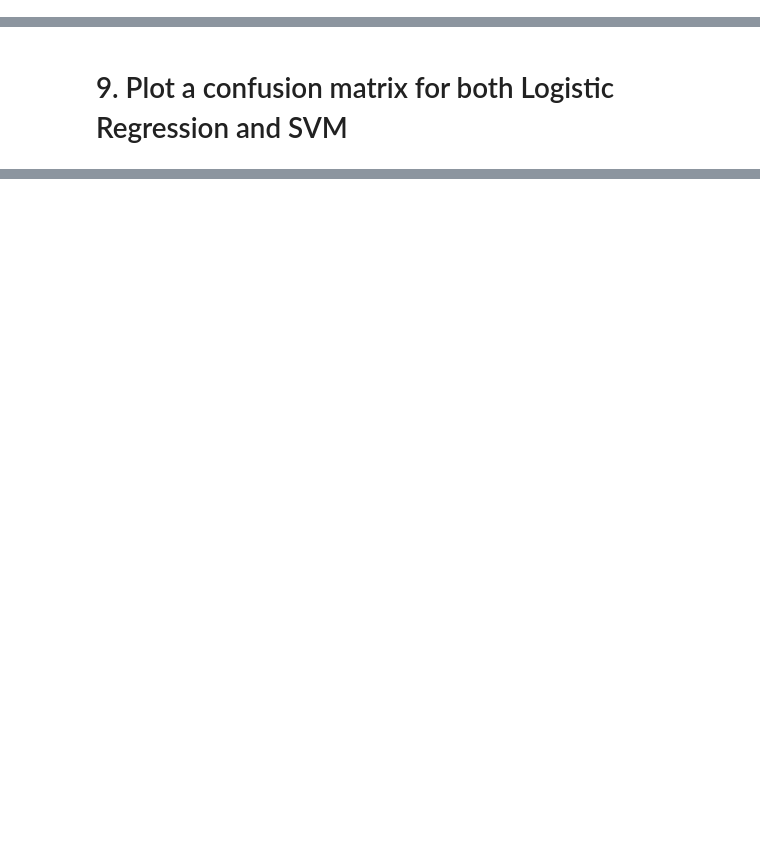
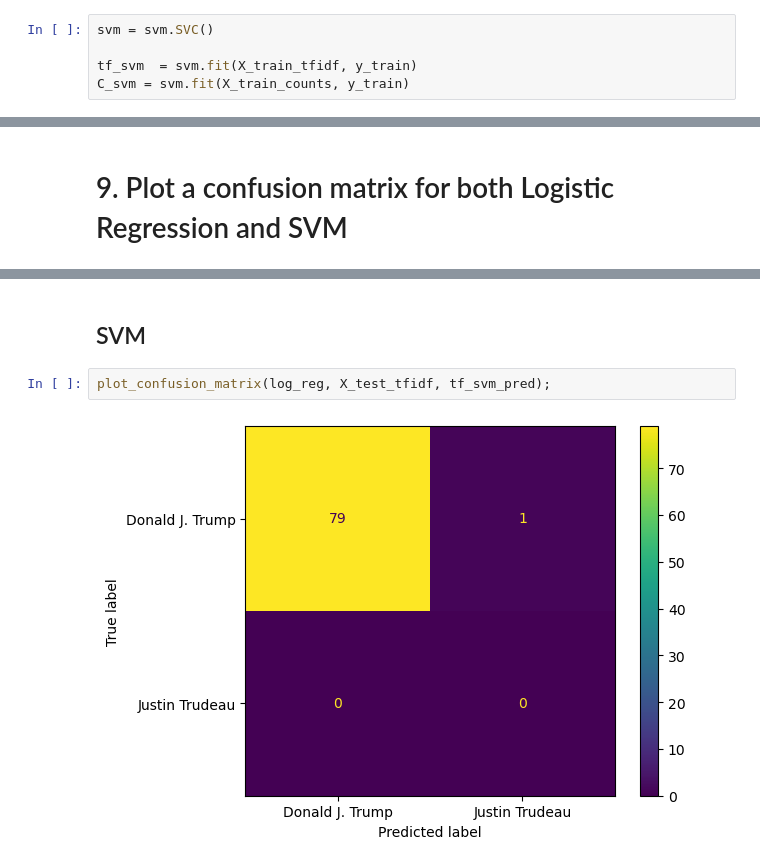
Before and after one commit to Tuwaiq-Data-Science-Bootcamp-V4/SVM-Lab1, a Jupyter notebook: SVM_Assignment.ipynb, the cells around one changed output, grey strips where cells are left out. Drawn from its saved outputs; the diff is of its cells as text; blank space fills up the shorter version.

```diff
--- a/SVM_Assignment.ipynb
+++ b/SVM_Assignment.ipynb
@@ -22,5 +60,10 @@
 # 7. Train a SVM model
 
 - Build and train two models, the first by using the tfidf data, and the second by using count vectorize data.
+# %%
+svm = svm.SVC()
+
+tf_svm  = svm.fit(X_train_tfidf, y_train)
+C_svm = svm.fit(X_train_counts, y_train)
 # %% [markdown]
 # 8. Make a prediction and calculate the score for both Logistic Regression and SVM
@@ -28,0 +102,6 @@
+# %% [markdown]
+## SVM
+# %%
+plot_confusion_matrix(log_reg, X_test_tfidf, tf_svm_pred);
+# %% [output]
+[figure, added]
```
Also changed, not shown: parts of 14 cells of this notebook.
